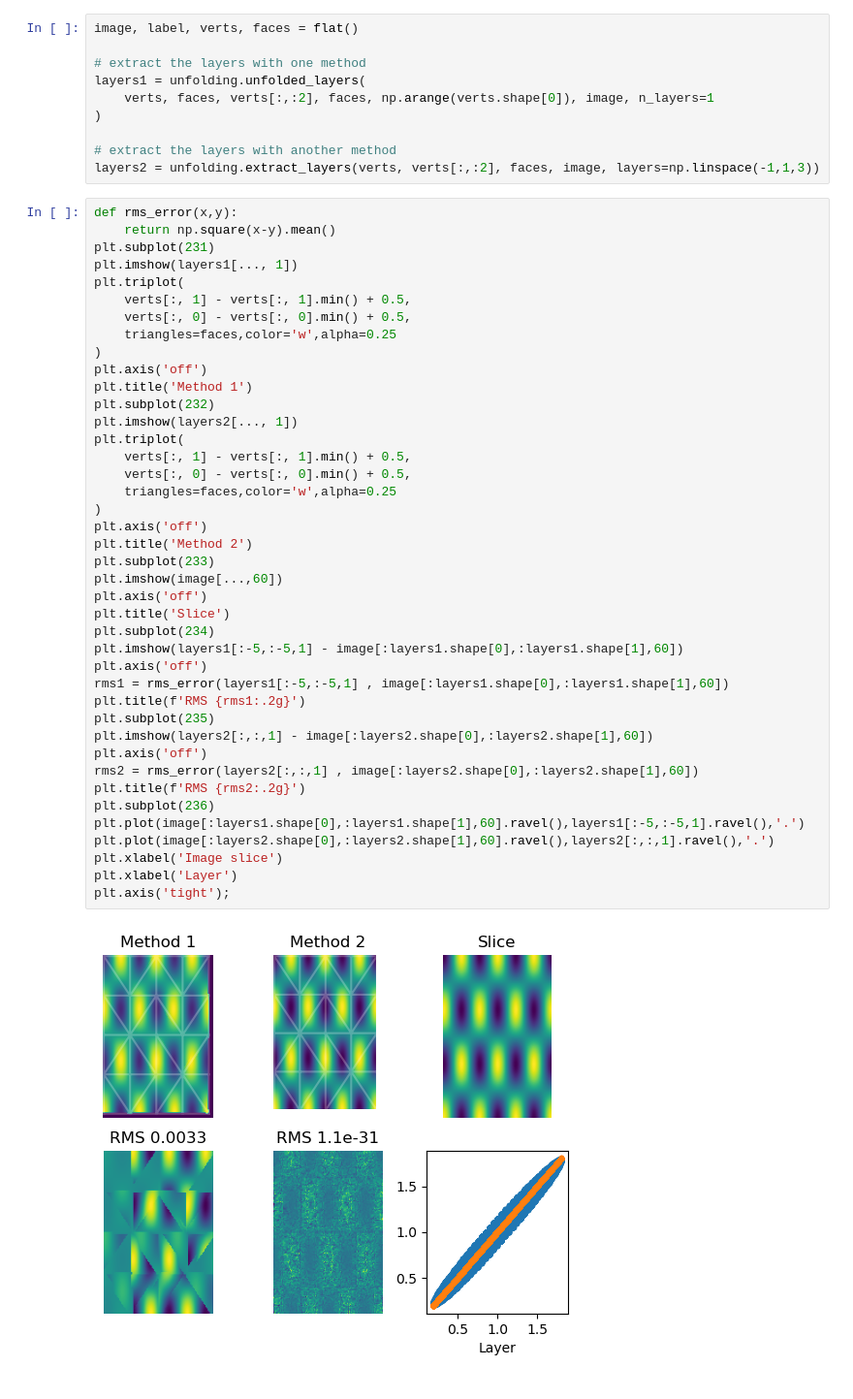
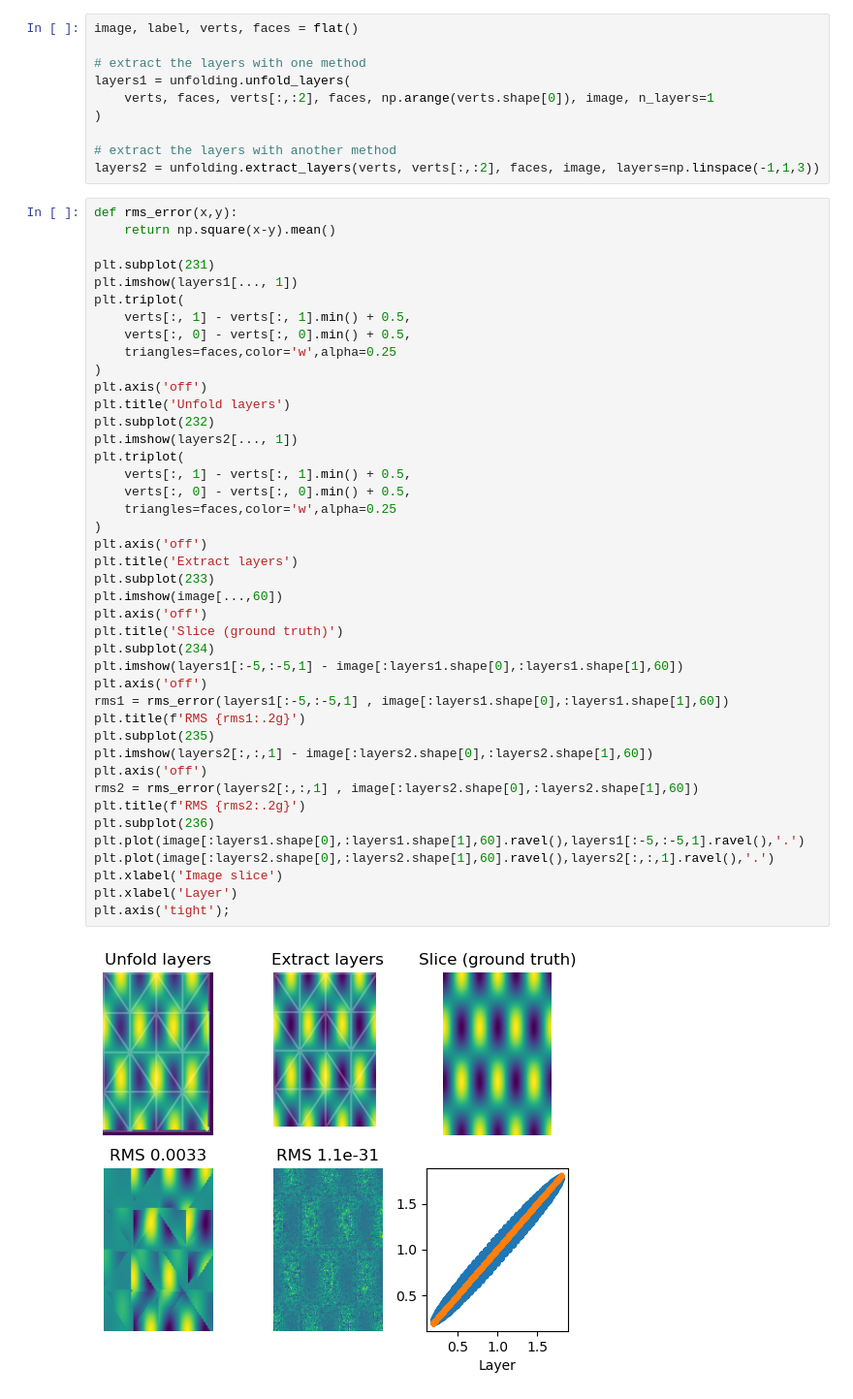
Before and after one commit to BioDAC/unfolding, a Jupyter notebook: 3 Flat example.ipynb, the cells around one changed output. Shown at 97% size. Saved outputs shown, nothing was run; the diff lists cells and outputs as text.

```diff
--- a/3 Flat example.ipynb
+++ b/3 Flat example.ipynb
@@ -7,7 +11,7 @@ from matplotlib import pyplot as plt
 image, label, verts, faces = flat()
 
 # extract the layers with one method
-layers1 = unfolding.unfolded_layers(
+layers1 = unfolding.unfold_layers(
     verts, faces, verts[:,:2], faces, np.arange(verts.shape[0]), image, n_layers=1
 )
 
@@ -16,6 +20,7 @@ layers2 = unfolding.extract_layers(verts, verts[:,:2], faces, image, layers=np.l
 # %%
 def rms_error(x,y):
     return np.square(x-y).mean()
+
 plt.subplot(231)
 plt.imshow(layers1[..., 1])
 plt.triplot(
@@ -24,35 +29,35 @@ plt.triplot(
     triangles=faces,color='w',alpha=0.25
 )
 plt.axis('off')
-plt.title('Method 1')
+plt.title('Unfold layers')
 plt.subplot(232)
 plt.imshow(layers2[..., 1])
 plt.triplot(
     verts[:, 1] - verts[:, 1].min() + 0.5,
     verts[:, 0] - verts[:, 0].min() + 0.5,
     triangles=faces,color='w',alpha=0.25
 )
 plt.axis('off')
-plt.title('Method 2')
+plt.title('Extract layers')
 plt.subplot(233)
 plt.imshow(image[...,60])
 plt.axis('off')
-plt.title('Slice')
+plt.title('Slice (ground truth)')
 plt.subplot(234)
 plt.imshow(layers1[:-5,:-5,1] - image[:layers1.shape[0],:layers1.shape[1],60])
 plt.axis('off')
 rms1 = rms_error(layers1[:-5,:-5,1] , image[:layers1.shape[0],:layers1.shape[1],60])
 plt.title(f'RMS {rms1:.2g}')
 plt.subplot(235)
 plt.imshow(layers2[:,:,1] - image[:layers2.shape[0],:layers2.shape[1],60])
 plt.axis('off')
 rms2 = rms_error(layers2[:,:,1] , image[:layers2.shape[0],:layers2.shape[1],60])
 plt.title(f'RMS {rms2:.2g}')
 plt.subplot(236)
 plt.plot(image[:layers1.shape[0],:layers1.shape[1],60].ravel(),layers1[:-5,:-5,1].ravel(),'.')
 plt.plot(image[:layers2.shape[0],:layers2.shape[1],60].ravel(),layers2[:,:,1].ravel(),'.')
 plt.xlabel('Image slice')
 plt.xlabel('Layer')
 plt.axis('tight');
 # %% [output]
-[figure, old version]
+[figure, new version]
```
Also changed, not shown: parts of 2 cells of this notebook, 6 other files.
